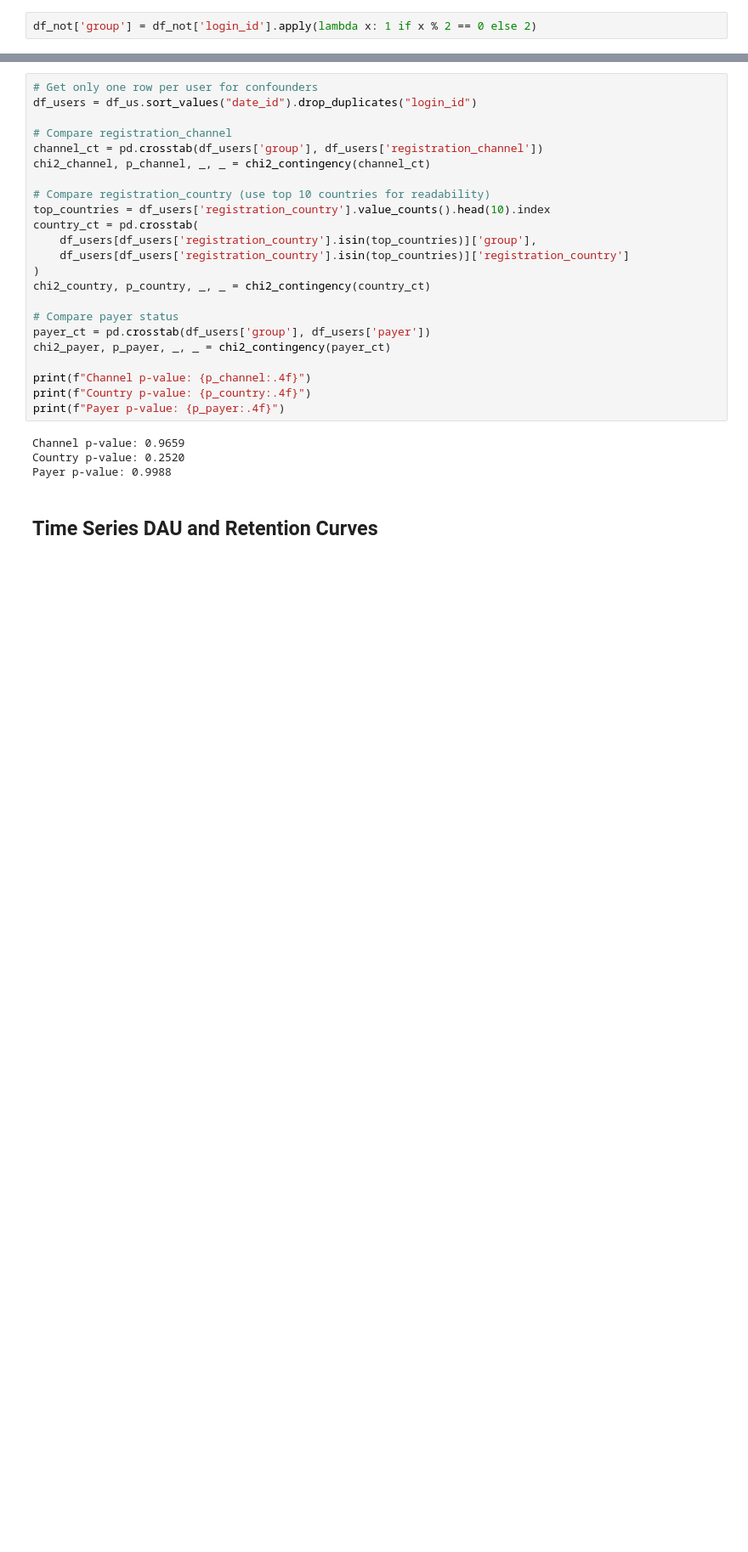
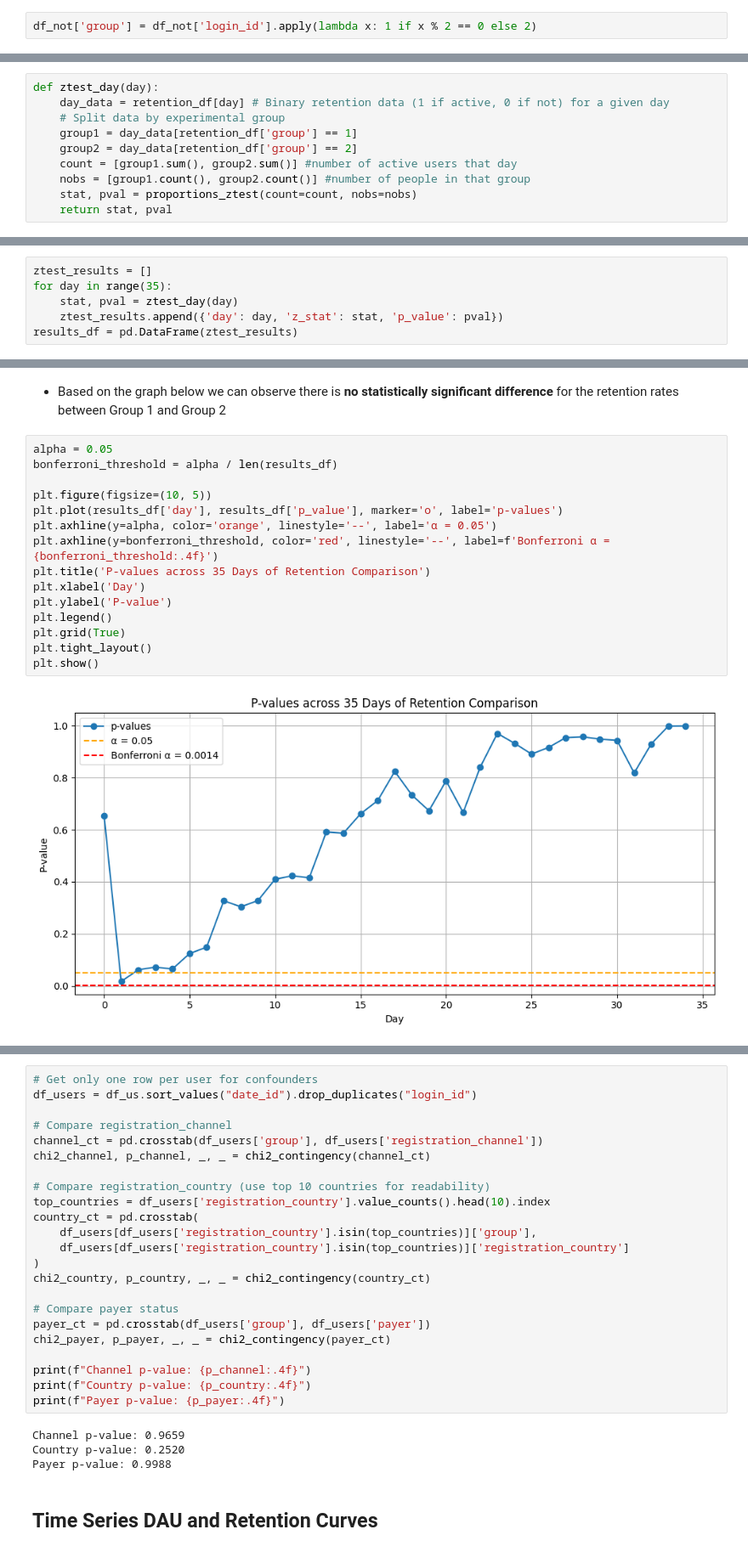
Before and after one commit to olimpijada72/A_B_testing, a Jupyter notebook: notebooks/initial_eda.ipynb, the cells around one changed output, grey strips where cells are left out. Shown at 85% size. Cells and saved outputs as stored; diff of their text form; blank space fills up the shorter version.

```diff
--- a/notebooks/initial_eda.ipynb
+++ b/notebooks/initial_eda.ipynb
@@ -287,0 +424,10 @@ retention_df = pd.concat(retention_results)
+# %%
+def ztest_day(day):
+    day_data = retention_df[day] # Binary retention data (1 if active, 0 if not) for a given day
+    # Split data by experimental group
+    group1 = day_data[retention_df['group'] == 1]
+    group2 = day_data[retention_df['group'] == 2]
+    count = [group1.sum(), group2.sum()] #number of active users that day
+    nobs = [group1.count(), group2.count()] #number of people in that group
+    stat, pval = proportions_ztest(count=count, nobs=nobs)
+    return stat, pval
@@ -287,0 +436,6 @@ retention_df = pd.concat(retention_results)
+# %%
+ztest_results = []
+for day in range(35):
+    stat, pval = ztest_day(day)
+    ztest_results.append({'day': day, 'z_stat': stat, 'p_value': pval})
+results_df = pd.DataFrame(ztest_results)
@@ -287,0 +462,19 @@ retention_df = pd.concat(retention_results)
+# %% [markdown]
+- Based on the graph below we can observe there is **no statistically significant difference** for the retention rates between Group 1 and Group 2
+# %%
+alpha = 0.05
+bonferroni_threshold = alpha / len(results_df)
+
+plt.figure(figsize=(10, 5))
+plt.plot(results_df['day'], results_df['p_value'], marker='o', label='p-values')
+plt.axhline(y=alpha, color='orange', linestyle='--', label='α = 0.05')
+plt.axhline(y=bonferroni_threshold, color='red', linestyle='--', label=f'Bonferroni α = {bonferroni_threshold:.4f}')
+plt.title('P-values across 35 Days of Retention Comparison')
+plt.xlabel('Day')
+plt.ylabel('P-value')
+plt.legend()
+plt.grid(True)
+plt.tight_layout()
+plt.show()
+# %% [output]
+[figure, added]
```
Also changed, not shown: parts of 58 cells of this notebook.
